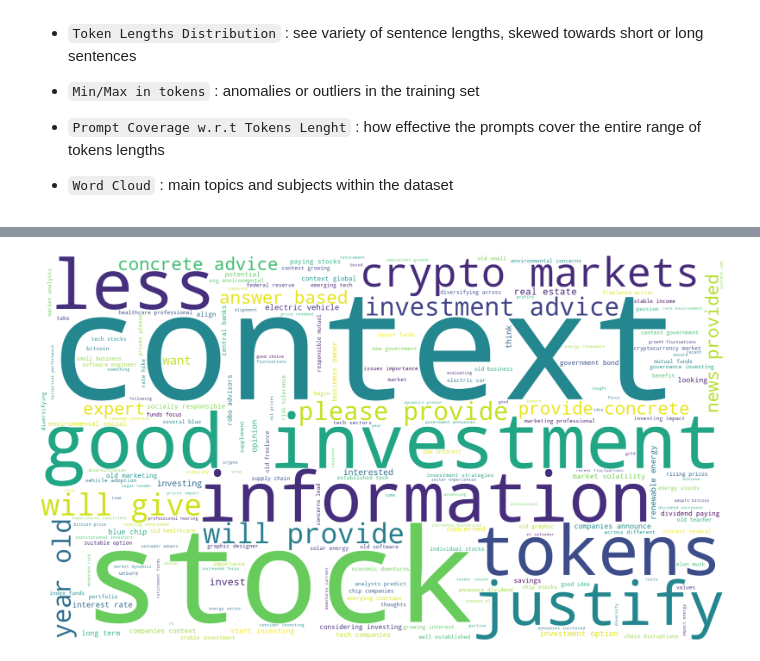
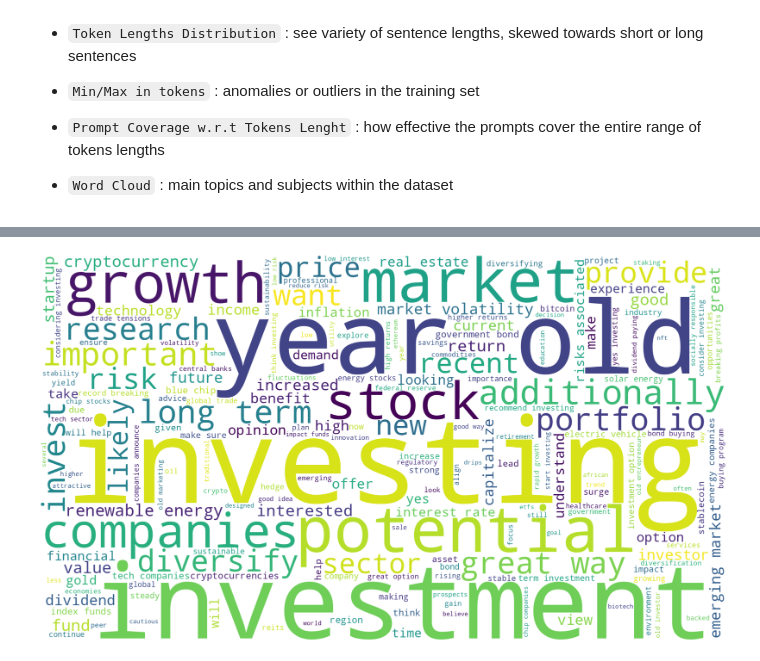
Before and after one commit to iusztinpaul/hands-on-llms, a Jupyter notebook: notebooks/prompts_eda.ipynb, the cells around one changed output, grey strips where cells are left out. Drawn from its saved outputs; the diff is of its cells as text; code cells hidden in the pictures.

```diff
--- a/notebooks/prompts_eda.ipynb
+++ b/notebooks/prompts_eda.ipynb
@@ -35,37 +67,27 @@ Loaded Tokenizer : BertTokenizerFast(name_or_path='sentence-transformers/all-Min
 # %%
 # Prepare training data parser
-import json
 from enum import Enum
 from pathlib import Path
-from itertools import chain
-from typing import Dict, List
 from datasets import load_dataset
 from dataclasses import dataclass, field
-from datasets.dataset_dict import DatasetDict
 
 class Scope(Enum):
     TRAIN = "train"
-    TEST = "test"
 
 @dataclass
-class TrainSample:
+class DataSample:
     about_me: str = field(repr=False)
     context: str = ""
     response: str = ""
 
     def formatted(self):
+        """Train containing raw text fields"""
         template = """
-        You are an expert in the stock and crypto markets. I will give you some information about myself and you will provide me with good investment advice.
-
-        # ABOUT ME
         {ABOUT}
-
-        # CONTEXT
         {CONTEXT}
-
-        Please provide concrete advice in less than 100 tokens, and justify your answer based on the news provided in the context.
+        {RESPONSE}
         """
-        complete = template.format(ABOUT=self.about_me, CONTEXT=self.context)
+        complete = template.format(ABOUT=self.about_me, CONTEXT=self.context, RESPONSE=self.response)
         return complete
 
 class DatasetGenerator:
@@ -80,8 +102,10 @@ class DatasetGenerator:
 
     def _load_dataset(self, dataset_file_path: Path):
         try:
-            dataset = load_dataset("json", data_files=str(dataset_json_file))
-            print(f"Length : {len(dataset[self._scope.value])} samples.")
+            dataset = load_dataset("json", data_files=str(dataset_file_path))
+            print("=" * 10 + " Info " + "=" * 10)
+            print(f"Dataset Path : {dataset_file_path}")
+            print(f"Loaded : {len(dataset[self._scope.value])} samples.")
             return dataset
         except FileNotFoundError:
             print("JSON file not found.")
@@ -91,7 +115,9 @@ class DatasetGenerator:
             raise FileNotFoundError("Forgot how to write json")
 
     def tokenized_samples(self, tokenizer):
-        formatted_samples = list(map(lambda en: TrainSample(**en), self.dataset[self._scope.value]))
+        """Iterates through the dataset prompts, tokenizes and saves a stores a sublist
+        of tokens for each prompt."""
+        formatted_samples = list(map(lambda en: DataSample(**en), self.dataset[self._scope.value]))
         tokenized_samples = []
         for sample in formatted_samples:
             as_str = sample.formatted()
@@ -101,7 +127,7 @@ class DatasetGenerator:
         return tokenized_samples
 
     def samples_gen(self):
-        formatted_samples = list(map(lambda en: TrainSample(**en), self.dataset[self._scope.value]))
+        formatted_samples = list(map(lambda en: DataSample(**en), self.dataset[self._scope.value]))
         for sample in formatted_samples:
             yield sample
 # %%
@@ -191,17 +256,18 @@ plt.show()
 # %%
 from wordcloud import WordCloud
 import matplotlib.pyplot as plt
 
+text = ""
 generator = dataset.samples_gen()
 for sample in generator:
     text += sample.formatted()
 text = text.lower().replace('.', '').replace(',', '')
 
 wordcloud = WordCloud(width=1920, height=1080, background_color='white').generate(text)
 
 plt.figure(figsize=(40,20))
 plt.imshow(wordcloud, interpolation='bilinear')
 plt.axis("off")
 plt.show()
 # %% [output]
-[figure, old version]
+[figure, new version]
```
Also changed, not shown: parts of 17 cells of this notebook.
